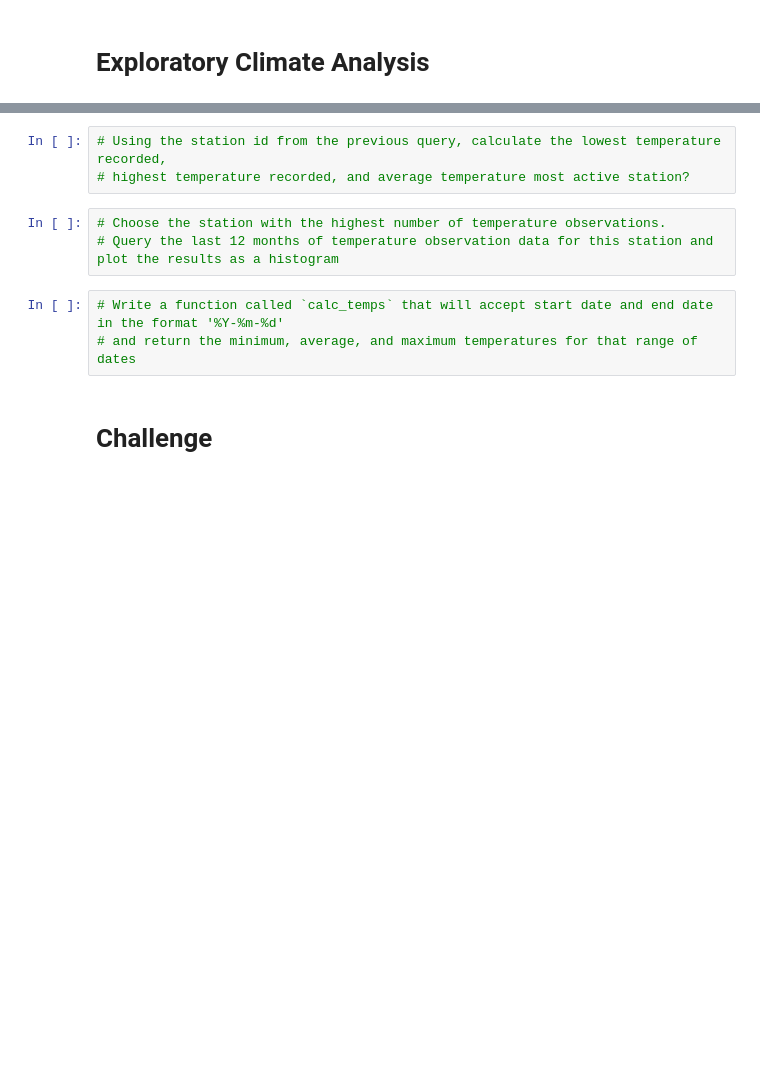
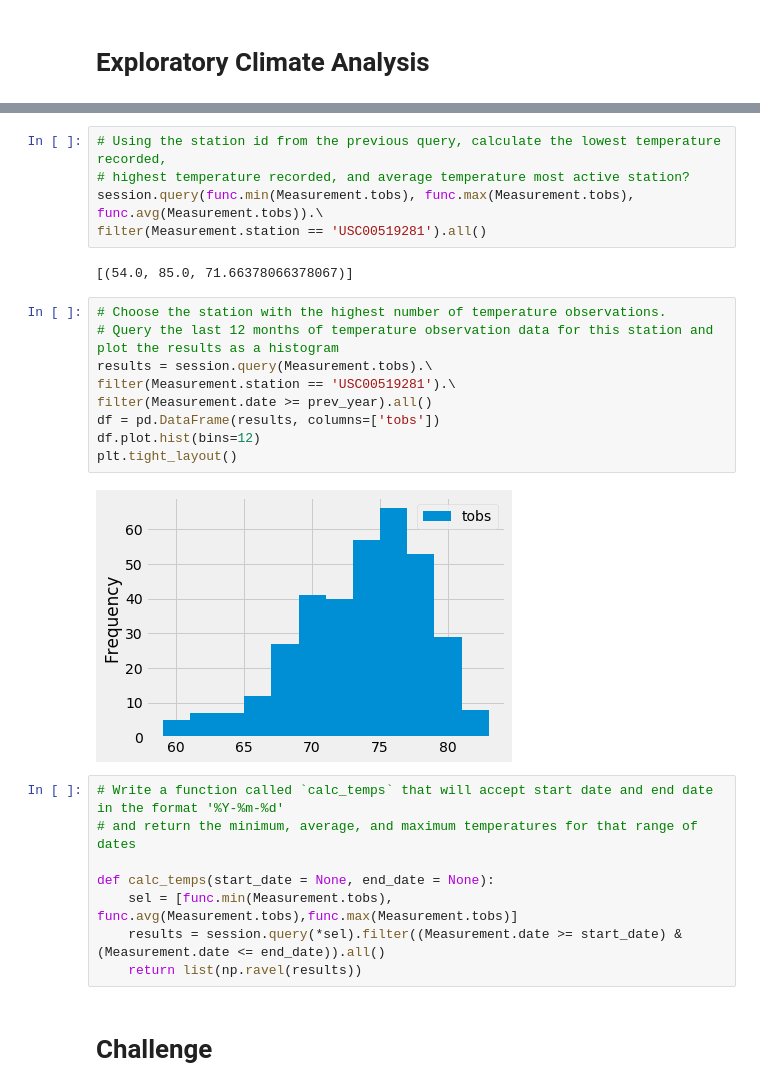
Before and after one commit to SB-DA/Surfs_up, a Jupyter notebook: climate_analysis.ipynb, the cells around one changed output, grey strips where cells are left out. Cells and saved outputs as stored; diff of their text form; blank space fills up the shorter version.

```diff
--- a/climate_analysis.ipynb
+++ b/climate_analysis.ipynb
@@ -60,11 +137,28 @@ session = Session(engine)
 # %%
 # Using the station id from the previous query, calculate the lowest temperature recorded,
 # highest temperature recorded, and average temperature most active station?
+session.query(func.min(Measurement.tobs), func.max(Measurement.tobs), func.avg(Measurement.tobs)).\
+filter(Measurement.station == 'USC00519281').all()
+# %% [output]
+[(54.0, 85.0, 71.66378066378067)]
 # %%
 # Choose the station with the highest number of temperature observations.
 # Query the last 12 months of temperature observation data for this station and plot the results as a histogram
+results = session.query(Measurement.tobs).\
+filter(Measurement.station == 'USC00519281').\
+filter(Measurement.date >= prev_year).all()
+df = pd.DataFrame(results, columns=['tobs'])
+df.plot.hist(bins=12)
+plt.tight_layout()
+# %% [output]
+[figure, added]
 # %%
 # Write a function called `calc_temps` that will accept start date and end date in the format '%Y-%m-%d'
 # and return the minimum, average, and maximum temperatures for that range of dates
+
+def calc_temps(start_date = None, end_date = None):
+    sel = [func.min(Measurement.tobs), func.avg(Measurement.tobs),func.max(Measurement.tobs)]
+    results = session.query(*sel).filter((Measurement.date >= start_date) & (Measurement.date <= end_date)).all()
+    return list(np.ravel(results))
 # %% [markdown]
 # Challenge
```
Also changed, not shown: parts of 7 cells of this notebook.
